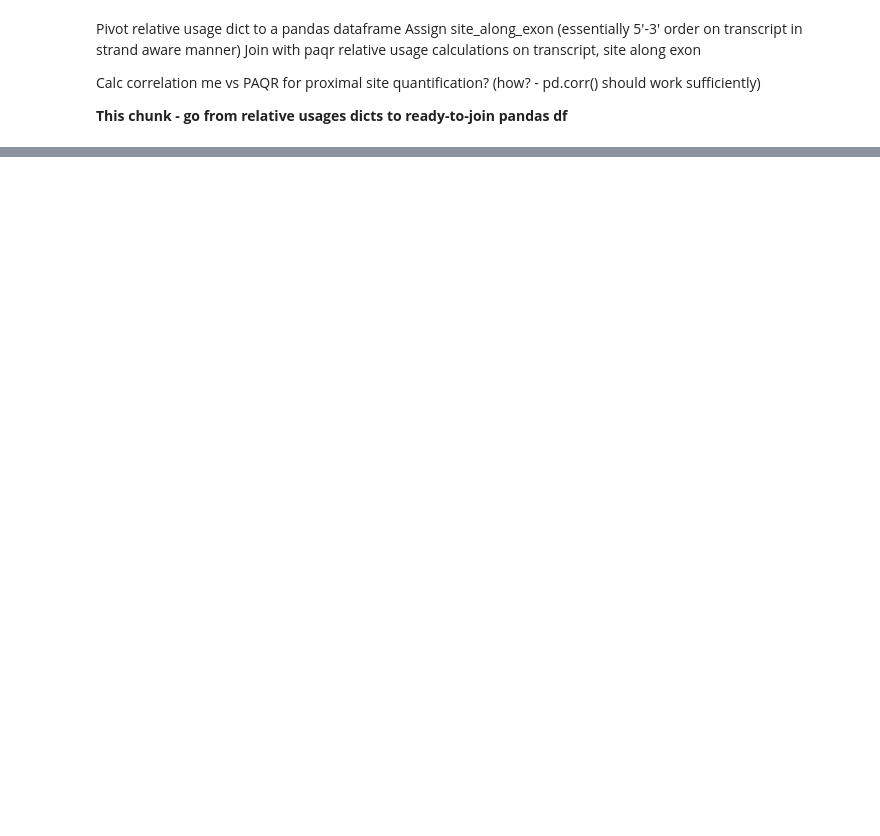
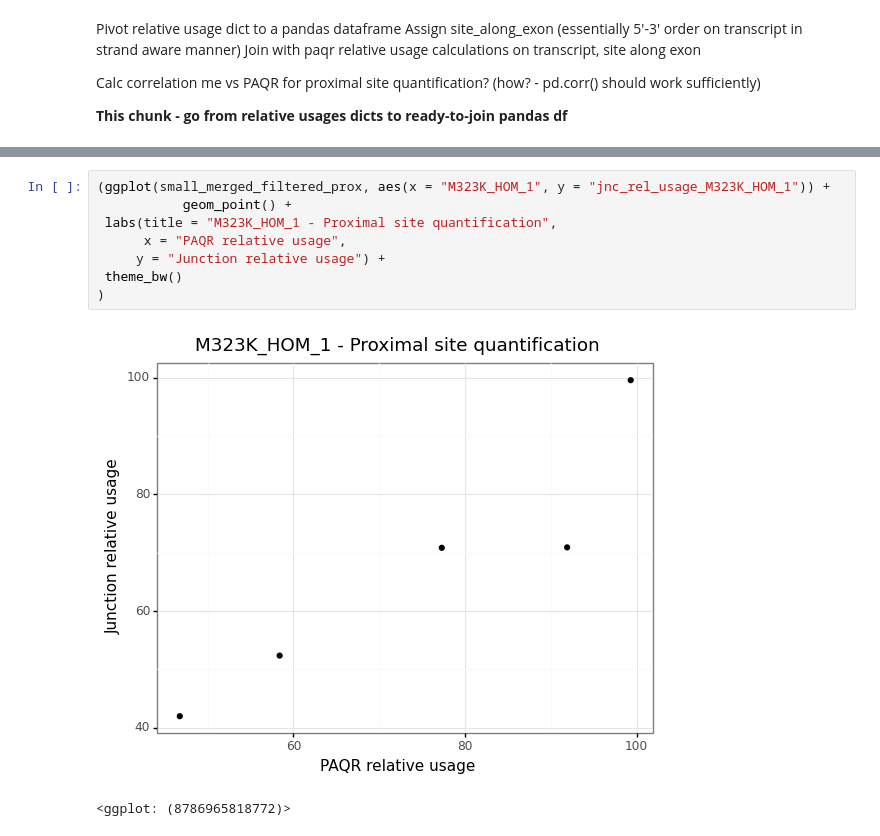
Before and after one commit to SamBryce-Smith/polyA_junctions, a Jupyter notebook: scripts/notebooks/polya_junction_quant_paqr_m323k_high_confidence.ipynb, the cells around one changed output, grey strips where cells are left out. Cells and saved outputs as stored; diff of their text form; blank space fills up the shorter version.

```diff
--- a/scripts/notebooks/polya_junction_quant_paqr_m323k_high_confidence.ipynb
+++ b/scripts/notebooks/polya_junction_quant_paqr_m323k_high_confidence.ipynb
@@ -1050,0 +1084,11 @@ print(small_merged_filtered)
+# %%
+(ggplot(small_merged_filtered_prox, aes(x = "M323K_HOM_1", y = "jnc_rel_usage_M323K_HOM_1")) +
+           geom_point() +
+ labs(title = "M323K_HOM_1 - Proximal site quantification",
+      x = "PAQR relative usage",
+     y = "Junction relative usage") +
+ theme_bw()
+)
+# %% [output]
+[figure, added]
+<ggplot: (8786965818772)>
```
Also changed, not shown: parts of 5 cells of this notebook.
